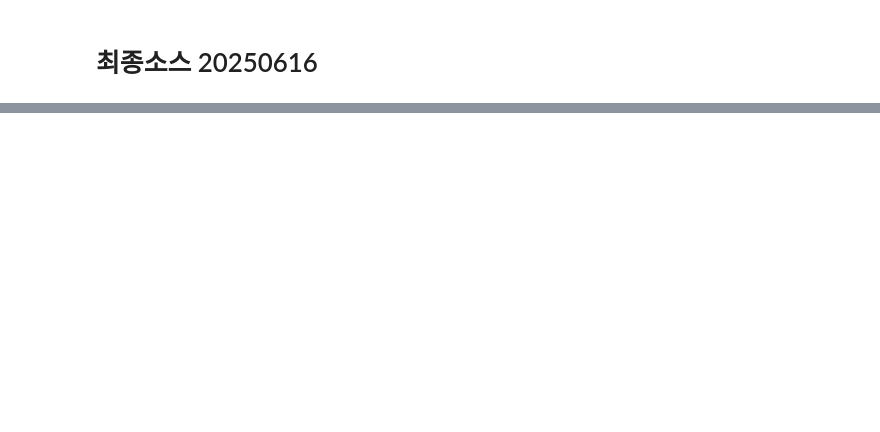
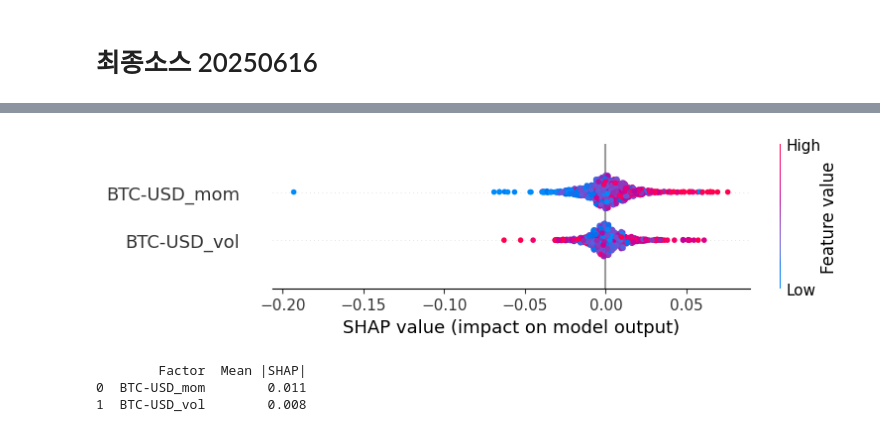
Before and after one commit to nhjung74/paper, a Jupyter notebook: factor_rl_portfolio.ipynb, the cells around one changed output, grey strips where cells are left out. Cells and saved outputs as stored; diff of their text form; code cells hidden in the pictures; blank space fills up the shorter version.

```diff
--- a/factor_rl_portfolio.ipynb
+++ b/factor_rl_portfolio.ipynb
@@ -3364,0 +3448,4 @@ print(summary_df)
+# %%
+for asset in mixed_assets:
+    print(f"\n=== SHAP 분석 시작: {asset} ===")
+    run_shap_feature_importance(factors=factors, returns=returns, target_asset=asset, sample_size=500)
@@ -3364,0 +3491,6 @@ print(summary_df)
+# %%
+# SHAP 해석 코드 실행 (여기 삽입)
+price, returns, factors = fetch_data(mixed_assets)
+
+for asset in mixed_assets:
+    run_shap_feature_importance_with_summary_flat(factors, returns, target_asset=asset)
@@ -3364,0 +3523,18 @@ print(summary_df)
+# %%
+
+# 예시: 혼합 자산군 리스트
+#mixed_assets = ["BTC-USD", "ETH-USD", "BNB-USD", "SOL-USD", "AAPL", "MSFT", "GOOGL", "AMZN"]
+mixed_assets = ["BTC-USD"]
+#betas = ["beta_mom", "beta_vol"]
+betas = ["beta_mom", "beta_vol", "beta_ma", "beta_volz", "beta_sharpe", "beta_mdd"]
+
+# SHAP 해석 코드 실행 (여기 삽입)
+price, returns, factors = fetch_data(mixed_assets)
+
+for asset in mixed_assets:
+    run_shap_feature_importance_with_summary_flat(factors, returns, target_asset=asset)
+# %% [output]
+[figure, added]
+        Factor  Mean |SHAP|
+0  BTC-USD_mom        0.011
+1  BTC-USD_vol        0.008
```
Also changed, not shown: parts of 5 cells of this notebook.
